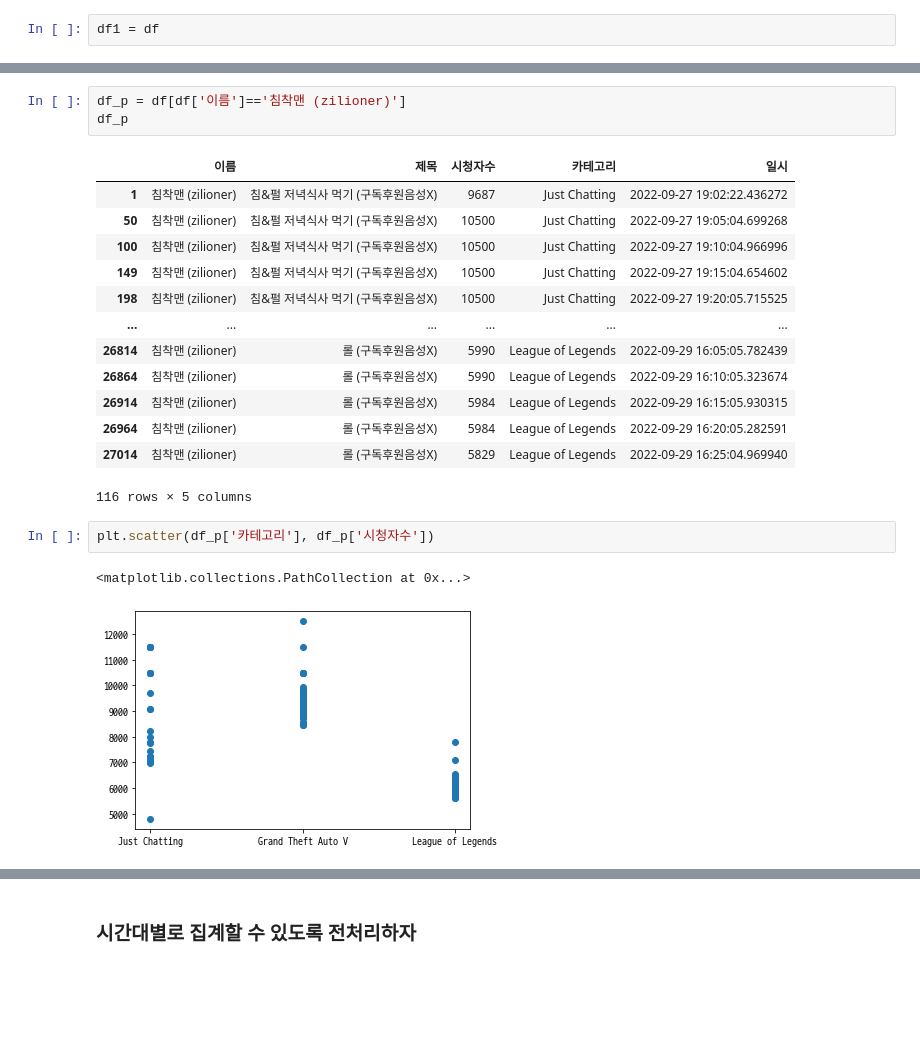
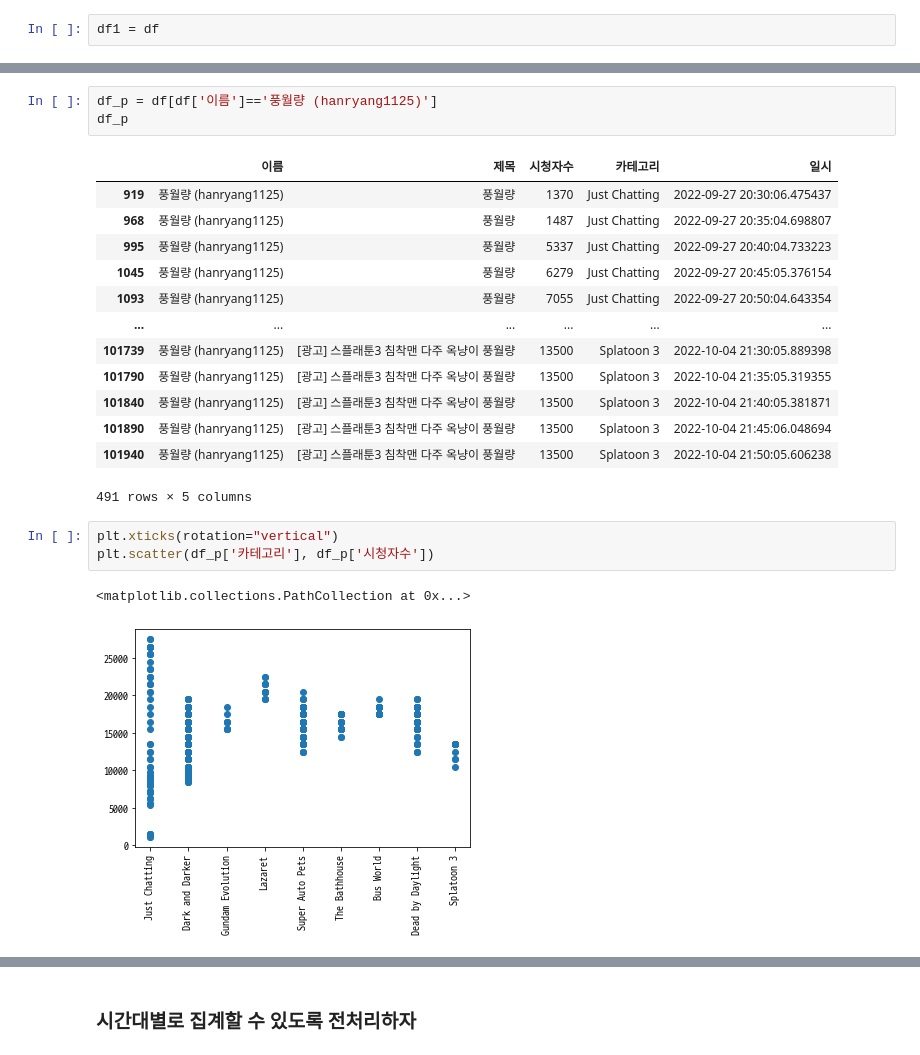
Before and after one commit to saparian0304/tjoeunacademy_test, a Jupyter notebook: jupyter/데이터분석프로젝트/연습/분석 연습.ipynb, the cells around one changed output, grey strips where cells are left out. Cells and saved outputs as stored; diff of their text form; blank space fills up the shorter version.

```diff
--- a/jupyter/데이터분석프로젝트/연습/분석 연습.ipynb
+++ b/jupyter/데이터분석프로젝트/연습/분석 연습.ipynb
@@ -183,23 +182,24 @@ plt.show()
 # %%
-df_p = df[df['이름']=='침착맨 (zilioner)']
+df_p = df[df['이름']=='풍월량 (hanryang1125)']
 df_p
 # %% [output]
 |  | 이름 | 제목 | 시청자수 | 카테고리 | 일시 |
-| 1 | 침착맨 (zilioner) | 침&펄 저녁식사 먹기 (구독후원음성X) | 9687 | Just Chatting | 2022-09-27 19:02:22.436272 |
-| 50 | 침착맨 (zilioner) | 침&펄 저녁식사 먹기 (구독후원음성X) | 10500 | Just Chatting | 2022-09-27 19:05:04.699268 |
-| 100 | 침착맨 (zilioner) | 침&펄 저녁식사 먹기 (구독후원음성X) | 10500 | Just Chatting | 2022-09-27 19:10:04.966996 |
-| 149 | 침착맨 (zilioner) | 침&펄 저녁식사 먹기 (구독후원음성X) | 10500 | Just Chatting | 2022-09-27 19:15:04.654602 |
-| 198 | 침착맨 (zilioner) | 침&펄 저녁식사 먹기 (구독후원음성X) | 10500 | Just Chatting | 2022-09-27 19:20:05.715525 |
+| 919 | 풍월량 (hanryang1125) | 풍월량 | 1370 | Just Chatting | 2022-09-27 20:30:06.475437 |
+| 968 | 풍월량 (hanryang1125) | 풍월량 | 1487 | Just Chatting | 2022-09-27 20:35:04.698807 |
+| 995 | 풍월량 (hanryang1125) | 풍월량 | 5337 | Just Chatting | 2022-09-27 20:40:04.733223 |
+| 1045 | 풍월량 (hanryang1125) | 풍월량 | 6279 | Just Chatting | 2022-09-27 20:45:05.376154 |
+| 1093 | 풍월량 (hanryang1125) | 풍월량 | 7055 | Just Chatting | 2022-09-27 20:50:04.643354 |
 | ... | ... | ... | ... | ... | ... |
-| 26814 | 침착맨 (zilioner) | 롤 (구독후원음성X) | 5990 | League of Legends | 2022-09-29 16:05:05.782439 |
-| 26864 | 침착맨 (zilioner) | 롤 (구독후원음성X) | 5990 | League of Legends | 2022-09-29 16:10:05.323674 |
-| 26914 | 침착맨 (zilioner) | 롤 (구독후원음성X) | 5984 | League of Legends | 2022-09-29 16:15:05.930315 |
-| 26964 | 침착맨 (zilioner) | 롤 (구독후원음성X) | 5984 | League of Legends | 2022-09-29 16:20:05.282591 |
-| 27014 | 침착맨 (zilioner) | 롤 (구독후원음성X) | 5829 | League of Legends | 2022-09-29 16:25:04.969940 |
+| 101739 | 풍월량 (hanryang1125) | [광고] 스플래툰3 침착맨 다주 옥냥이 풍월량 | 13500 | Splatoon 3 | 2022-10-04 21:30:05.889398 |
+| 101790 | 풍월량 (hanryang1125) | [광고] 스플래툰3 침착맨 다주 옥냥이 풍월량 | 13500 | Splatoon 3 | 2022-10-04 21:35:05.319355 |
+| 101840 | 풍월량 (hanryang1125) | [광고] 스플래툰3 침착맨 다주 옥냥이 풍월량 | 13500 | Splatoon 3 | 2022-10-04 21:40:05.381871 |
+| 101890 | 풍월량 (hanryang1125) | [광고] 스플래툰3 침착맨 다주 옥냥이 풍월량 | 13500 | Splatoon 3 | 2022-10-04 21:45:06.048694 |
+| 101940 | 풍월량 (hanryang1125) | [광고] 스플래툰3 침착맨 다주 옥냥이 풍월량 | 13500 | Splatoon 3 | 2022-10-04 21:50:05.606238 |
-116 rows × 5 columns
+491 rows × 5 columns
 # %%
+plt.xticks(rotation="vertical")
 plt.scatter(df_p['카테고리'], df_p['시청자수'])
 # %% [output]
 <matplotlib.collections.PathCollection at 0x...>
-[figure, old version]
+[figure, new version]
 # %%
```
Also changed, not shown: parts of 11 cells of this notebook, 8 other files.
